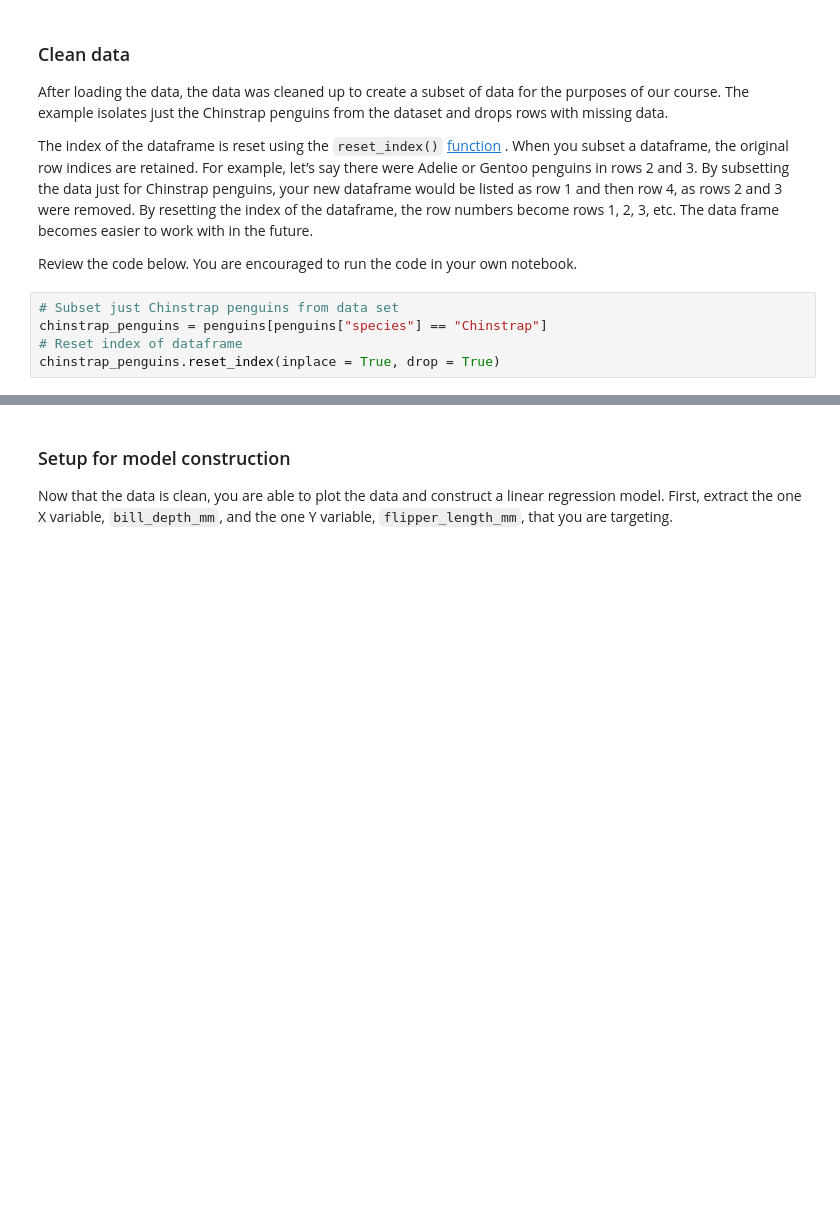
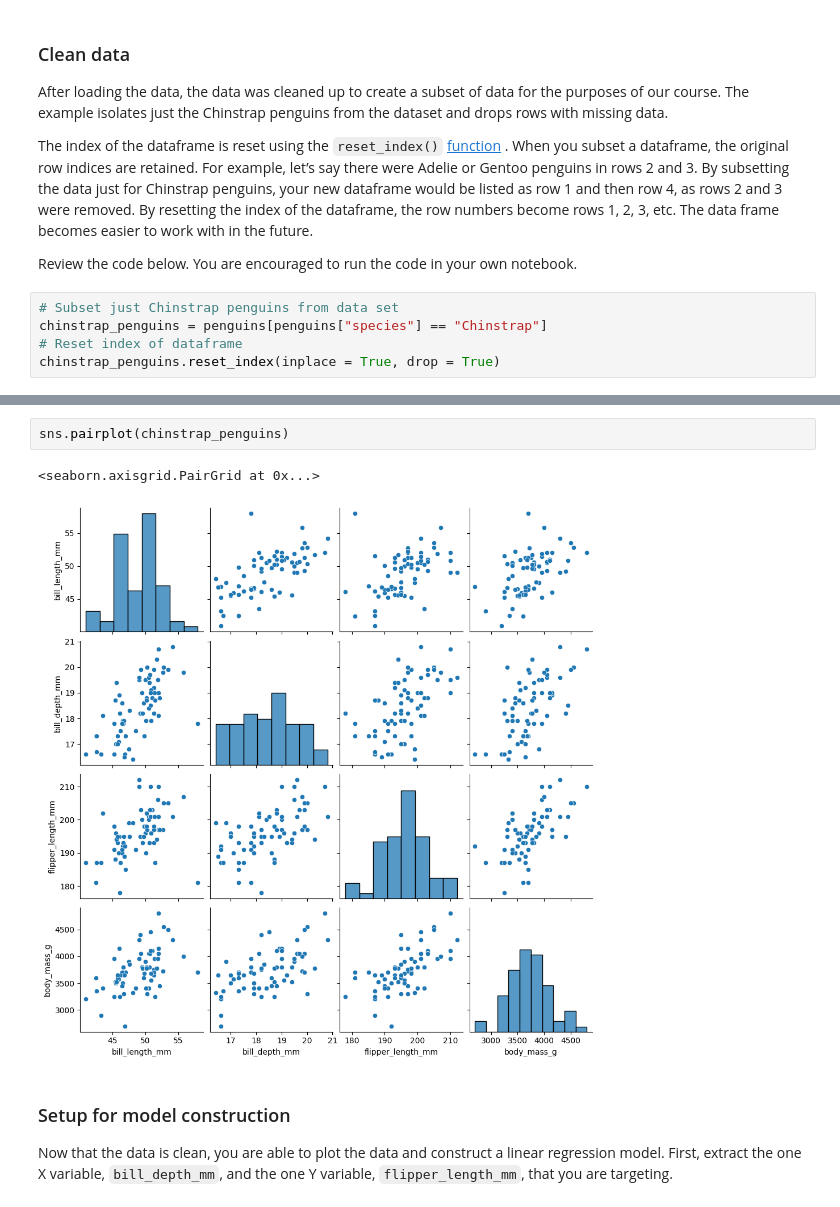
Before and after one commit to Cyberoctane29/Python-For-Data-Analysis, a Jupyter notebook: Course-5/Module_2/2_explore_linear_regression_with_python_chinstrap.ipynb, the cells around one changed output, grey strips where cells are left out. Drawn from its saved outputs; the diff is of its cells as text; blank space fills up the shorter version.

```diff
--- a/Course-5/Module_2/2_explore_linear_regression_with_python_chinstrap.ipynb
+++ b/Course-5/Module_2/2_explore_linear_regression_with_python_chinstrap.ipynb
@@ -41,3 +50,8 @@ chinstrap_penguins.reset_index(inplace = True, drop = True)
+# %%
+sns.pairplot(chinstrap_penguins)
+# %% [output]
+<seaborn.axisgrid.PairGrid at 0x...>
+[figure, added]
 # %% [markdown]
 ### Setup for model construction
 Now that the data is clean, you are able to plot the data and construct a linear regression model. First, extract the one X variable, `bill_depth_mm`, and the one Y variable, `flipper_length_mm`, that you are targeting.
```
Also changed, not shown: parts of 6 cells of this notebook, 1 other file.
